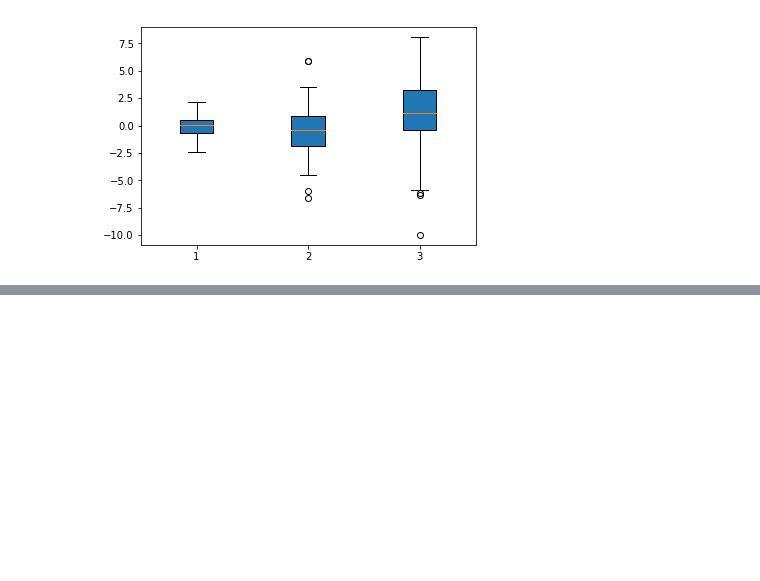
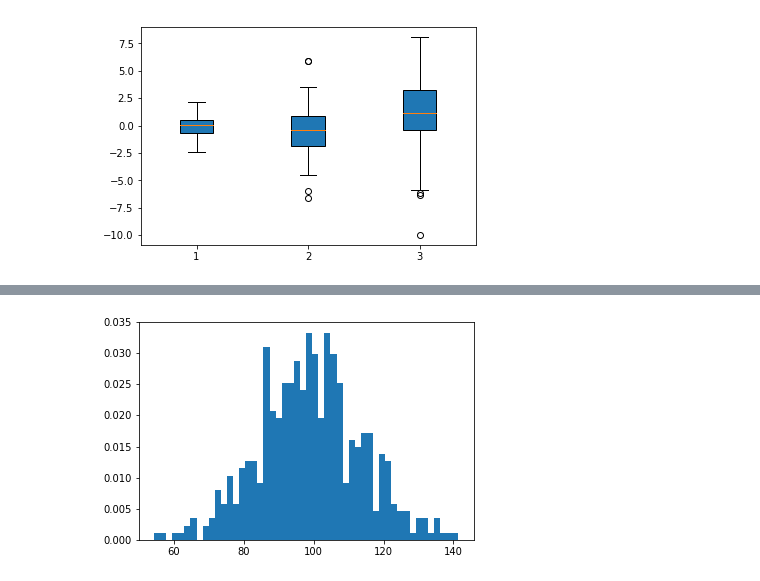
Before and after one commit to dev-pasa/PythonForData, a Jupyter notebook: MatPlotlibForVisual.ipynb, the cells around one changed output, grey strips where cells are left out. Saved outputs shown, nothing was run; the diff lists cells and outputs as text; code cells hidden in the pictures; blank space fills up the shorter version.

```diff
--- a/MatPlotlibForVisual.ipynb
+++ b/MatPlotlibForVisual.ipynb
@@ -251,0 +288,10 @@ plt.boxplot(data, vert = True, patch_artist=True);
+# %%
+mu = 100
+sigma = 15
+x = mu + sigma * np.random.randn(500)
+num_bins = 50
+# %%
+fig, ax = plt.subplots()
+n, bins, patches = ax.hist(x, num_bins, density=2)
+# %% [output]
+[figure, added]
```
Also changed, not shown: parts of 11 cells of this notebook.
